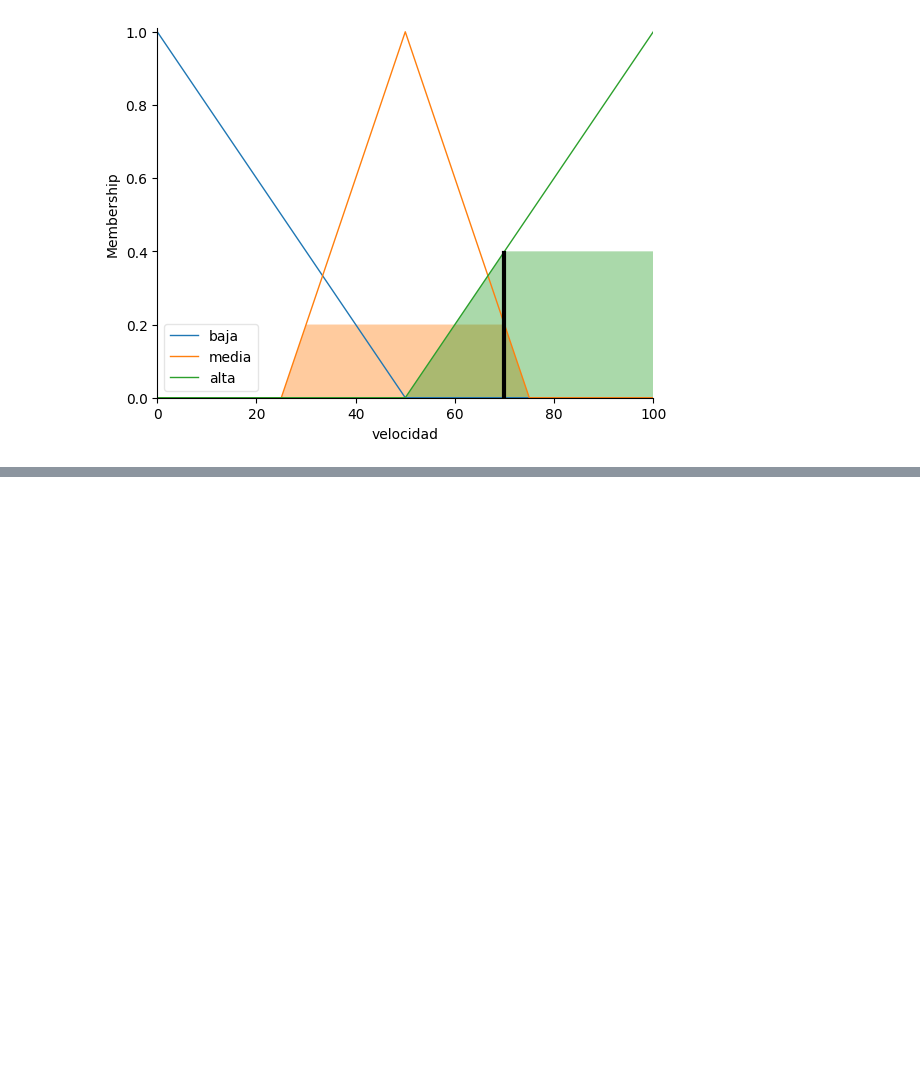
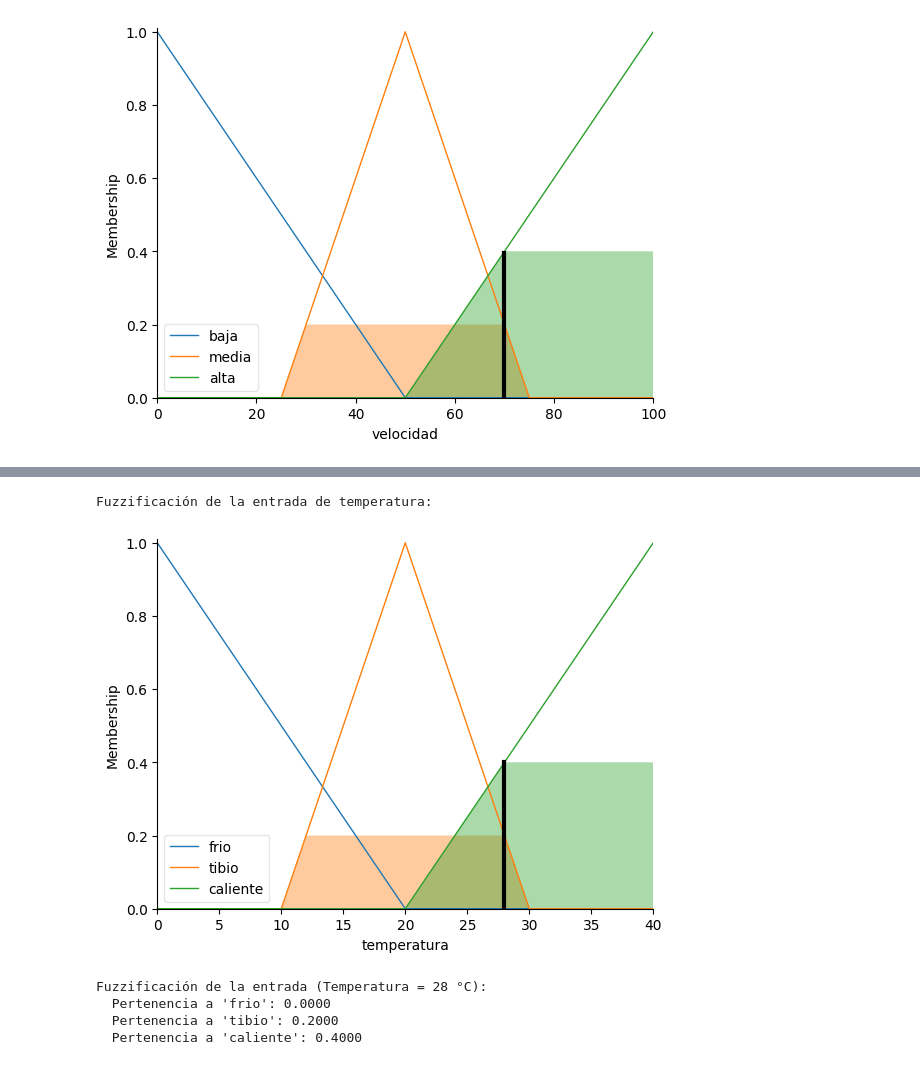
Before and after one commit to laboratoriodecodigos/Colab-Python, a Jupyter notebook: Ejemplo_Control_Difuso.ipynb, the cells around one changed output, grey strips where cells are left out. Drawn from its saved outputs; the diff is of its cells as text; code cells hidden in the pictures; blank space fills up the shorter version.

```diff
--- a/Ejemplo_Control_Difuso.ipynb
+++ b/Ejemplo_Control_Difuso.ipynb
@@ -155,0 +165,24 @@ Velocidad calculada: 69.81%
+# %%
+print('Fuzzificación de la entrada de temperatura:')
+temperatura.view(sim=simulador)
+plt.show()
+# %% [output]
+Fuzzificación de la entrada de temperatura:
+[figure, added]
+# %%
+print(f"Fuzzificación de la entrada (Temperatura = 28 °C):")
+input_temp = 28
+
+# Calcular pertenencia para cada término usando interp_membership
+pertenencia_frio = fuzz.interp_membership(temperatura.universe, temperatura['frio'].mf, input_temp)
+pertenencia_tibio = fuzz.interp_membership(temperatura.universe, temperatura['tibio'].mf, input_temp)
+pertenencia_caliente = fuzz.interp_membership(temperatura.universe, temperatura['caliente'].mf, input_temp)
+
+print(f"  Pertenencia a 'frio': {pertenencia_frio:.4f}")
+print(f"  Pertenencia a 'tibio': {pertenencia_tibio:.4f}")
+print(f"  Pertenencia a 'caliente': {pertenencia_caliente:.4f}")
+# %% [output]
+Fuzzificación de la entrada (Temperatura = 28 °C):
+  Pertenencia a 'frio': 0.0000
+  Pertenencia a 'tibio': 0.2000
+  Pertenencia a 'caliente': 0.4000
```
Also changed, not shown: parts of 5 cells of this notebook.
